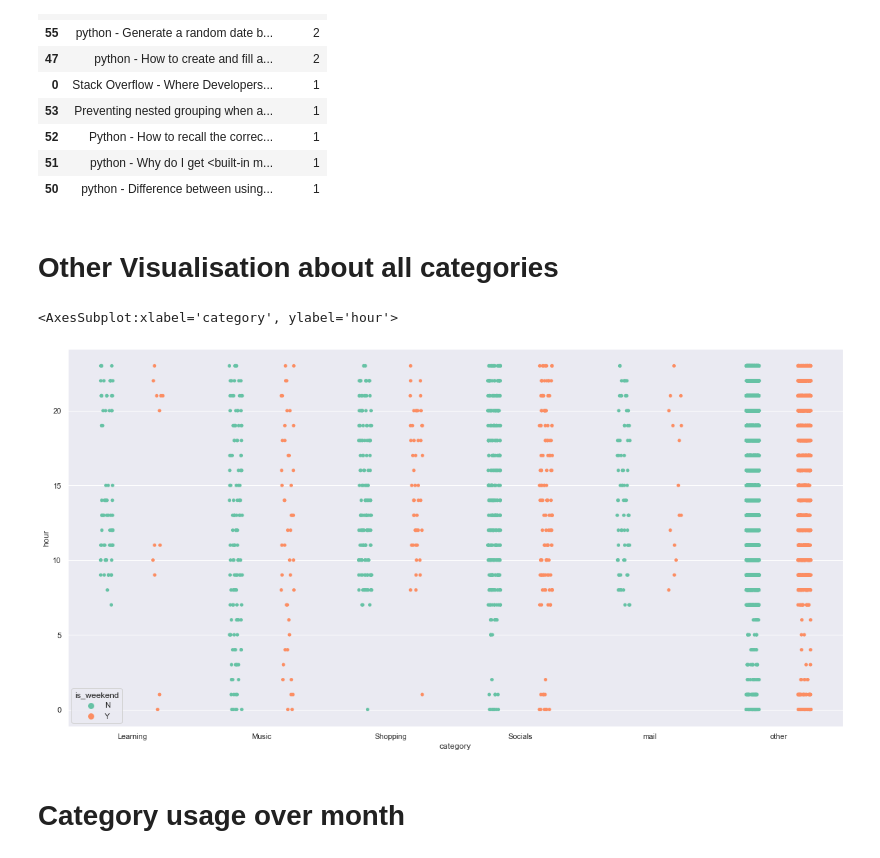
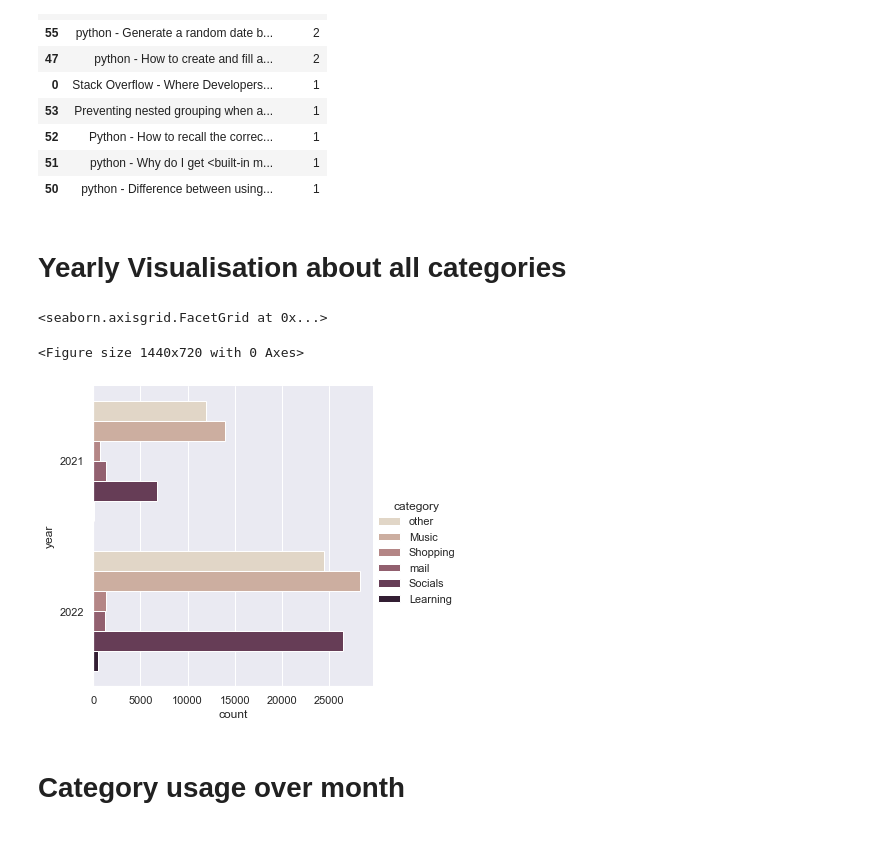
Before and after one commit to Laszkiewicz/History_Visualisation, a Jupyter notebook: History_Visualise.ipynb, the cells around one changed output. Drawn from its saved outputs; the diff is of its cells as text; code cells hidden in the pictures.

Commit message:
History Visualisation 1.3

```diff
--- a/History_Visualise.ipynb
+++ b/History_Visualise.ipynb
@@ -154,14 +154,14 @@ hst_yt.head(10)
 | 51 | python - Why do I get <built-in m... | 1 |
 | 50 | python - Difference between using... | 1 |
 # %% [markdown]
-<h1> Other Visualisation about all categories</h1>
+<h1> Yearly Visualisation about all categories</h1>
 # %%
-hst_cat = hst[(hst['year'] == 2022)].groupby(['category', 'day_of_week', 'hour', 'domain', 'is_weekend']).size().reset_index()
 plt.figure(figsize = (20,10))
-sns.stripplot(x='category', y='hour', hue = 'is_weekend', data = hst_cat, jitter=True, dodge=True, palette='Set2')
+sns.catplot(y='year', kind='count', palette='ch:.25', data=hst, hue = 'category')
 # %% [output]
-<AxesSubplot:xlabel='category', ylabel='hour'>
+<seaborn.axisgrid.FacetGrid at 0x...>
+<Figure size 1440x720 with 0 Axes>
-[figure, old version]
+[figure, new version]
 # %% [markdown]
 <h1> Category usage over month</h1>
 # %%
```
Also changed, not shown: parts of 4 cells of this notebook.
